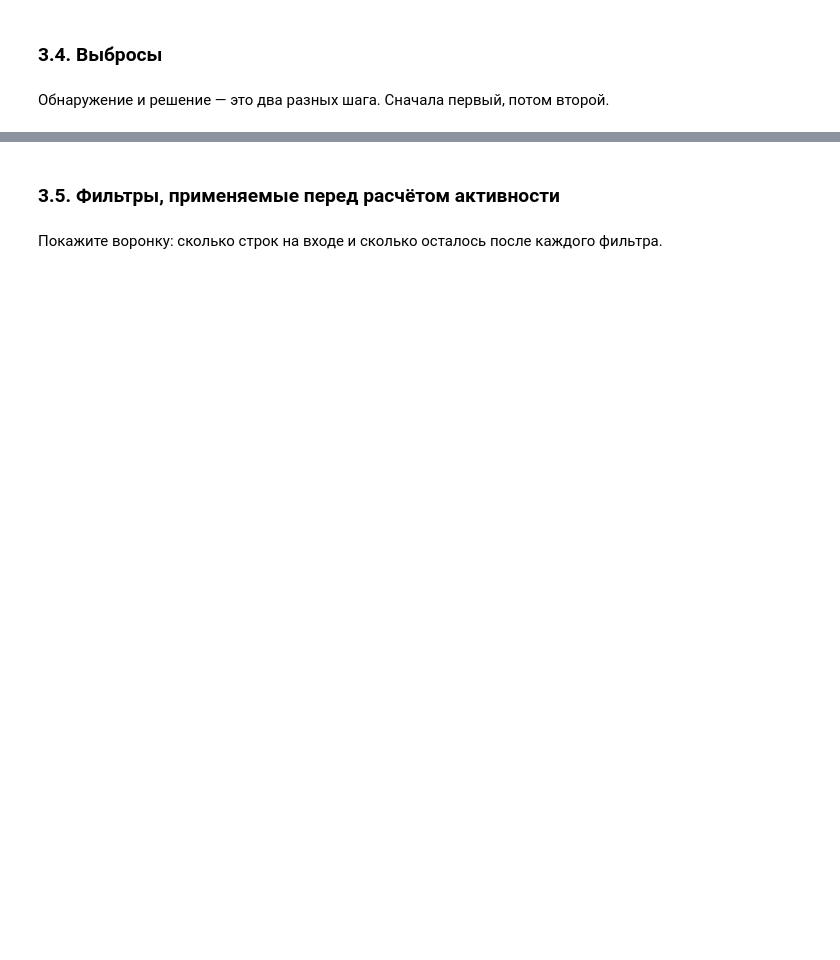
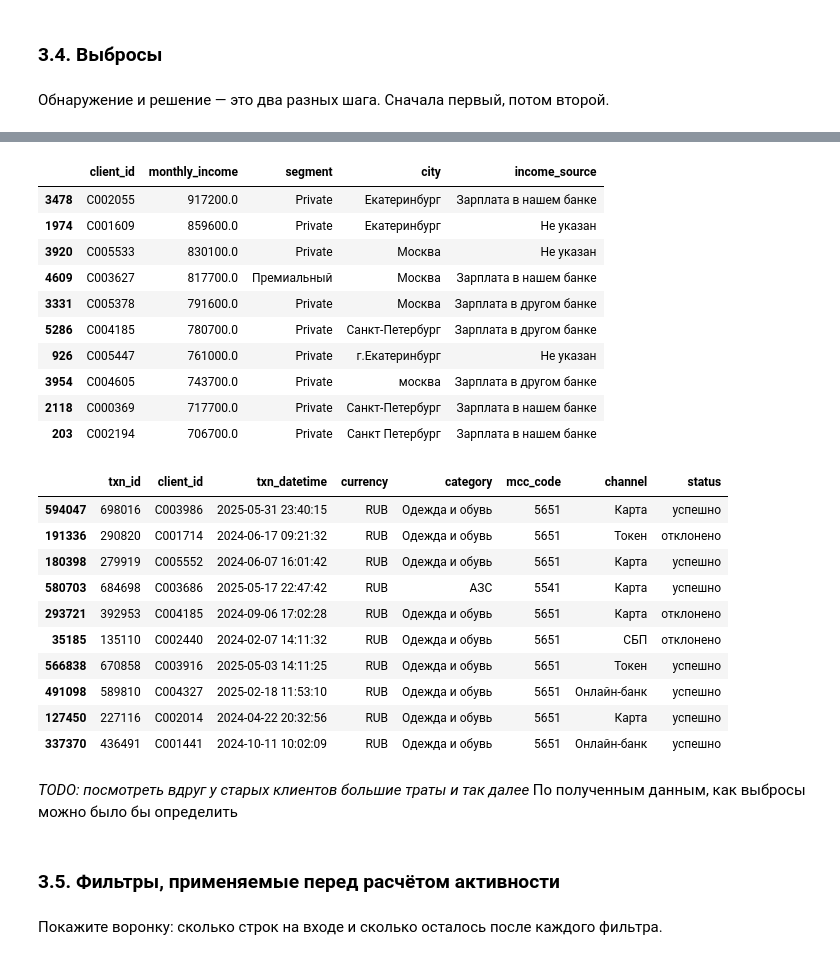
Before and after one commit to fnkb108/Dzidzenka_Mikita_Lab1, a Jupyter notebook: 01_analysis.ipynb, the cells around one changed output, grey strips where cells are left out. Saved outputs shown, nothing was run; the diff lists cells and outputs as text; code cells hidden in the pictures; blank space fills up the shorter version.

```diff
--- a/01_analysis.ipynb
+++ b/01_analysis.ipynb
@@ -386,5 +382,30 @@ Name: count, dtype: int64
 # %%
+import pandas as pd
+
+target_cols = ['monthly_income', 'satisfaction_score', 'app_last_login']
+total_rows = len(df_clients_raw)
+
+summary_data = []
+
+for col in target_cols:
+  nan_count = df_clients_raw[col].isna().sum()
+
+  sentinel_count = (
+      (df_clients_raw[col] == -999.0).sum()
+      if pd.api.types.is_numeric_dtype(df_clients_raw[col])
+      else 0
+  )
+  total_missing = nan_count + sentinel_count
+  pct = (total_missing / total_rows) * 100
+
+  summary_data.append({
+      'Признак': col,
+      'Всего пропусков': total_missing,
+      'Доля от общего числа (%)': round(pct, 2),
+  })
+
+df_missing_summary = pd.DataFrame(summary_data)
+display(df_missing_summary)
 
 
-# Замена -999 на NaN в monthly_income
-clients_clean['monthly_income_clean'] = clients_clean['monthly_income'].replace(-999.0, np.nan)
+clients_clean['monthly_income'] = clients_clean['monthly_income'].mask(clients_clean['monthly_income'] <= 0)
@@ -395,3 +456,43 @@ clients_clean['monthly_income_clean'] = clients_clean['monthly_income'].replace(
+# %%
+top_income = clients_clean.nlargest(10, 'monthly_income')
+display(
+    top_income[[
+     'client_id','monthly_income', 'segment', 'city', 'income_source',
+    ]]
+)
+
+top_amounts = txn_clean.nlargest(10, 'amount')
+display(
+    top_amounts[[
+     'txn_id', 'client_id', 'txn_datetime', 'currency', 'category', 'mcc_code', 'channel', 'status'
+    ]]
+)
+# %% [output]
+|  | client_id | monthly_income | segment | city | income_source |
+| 3478 | C002055 | 917200.0 | Private | Екатеринбург | Зарплата в нашем банке |
+| 1974 | C001609 | 859600.0 | Private | Екатеринбург | Не указан |
+| 3920 | C005533 | 830100.0 | Private | Москва | Не указан |
+| 4609 | C003627 | 817700.0 | Премиальный | Москва | Зарплата в нашем банке |
+| 3331 | C005378 | 791600.0 | Private | Москва | Зарплата в другом банке |
+| 5286 | C004185 | 780700.0 | Private | Санкт-Петербург | Зарплата в другом банке |
+| 926 | C005447 | 761000.0 | Private | г.Екатеринбург | Не указан |
+| 3954 | C004605 | 743700.0 | Private | москва | Зарплата в другом банке |
+| 2118 | C000369 | 717700.0 | Private | Санкт-Петербург | Зарплата в нашем банке |
+| 203 | C002194 | 706700.0 | Private | Санкт Петербург | Зарплата в нашем банке |
+|  | txn_id | client_id | txn_datetime | currency | category | mcc_code | channel | status |
+| 594047 | 698016 | C003986 | 2025-05-31 23:40:15 | RUB | Одежда и обувь | 5651 | Карта | успешно |
+| 191336 | 290820 | C001714 | 2024-06-17 09:21:32 | RUB | Одежда и обувь | 5651 | Токен | отклонено |
+| 180398 | 279919 | C005552 | 2024-06-07 16:01:42 | RUB | Одежда и обувь | 5651 | Карта | успешно |
+| 580703 | 684698 | C003686 | 2025-05-17 22:47:42 | RUB | АЗС | 5541 | Карта | успешно |
+| 293721 | 392953 | C004185 | 2024-09-06 17:02:28 | RUB | Одежда и обувь | 5651 | Карта | отклонено |
+| 35185 | 135110 | C002440 | 2024-02-07 14:11:32 | RUB | Одежда и обувь | 5651 | СБП | отклонено |
+| 566838 | 670858 | C003916 | 2025-05-03 14:11:25 | RUB | Одежда и обувь | 5651 | Токен | успешно |
+| 491098 | 589810 | C004327 | 2025-02-18 11:53:10 | RUB | Одежда и обувь | 5651 | Онлайн-банк | успешно |
+| 127450 | 227116 | C002014 | 2024-04-22 20:32:56 | RUB | Одежда и обувь | 5651 | Карта | успешно |
+| 337370 | 436491 | C001441 | 2024-10-11 10:02:09 | RUB | Одежда и обувь | 5651 | Онлайн-банк | успешно |
+# %% [markdown]
+_TODO: посмотреть вдруг у старых клиентов большие траты и так далее_
+По полученным данным, как выбросы можно было бы определить
 # %% [markdown]
 ### 3.5. Фильтры, применяемые перед расчётом активности
 # %% [markdown]
```
Also changed, not shown: parts of 12 cells of this notebook.
